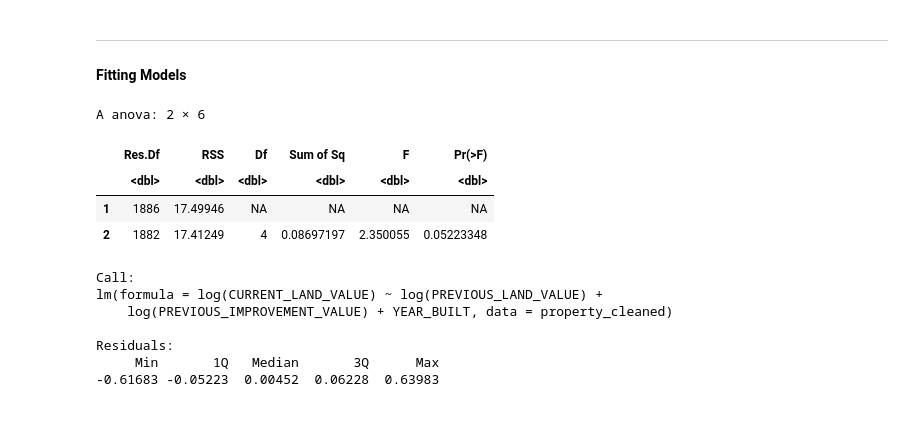
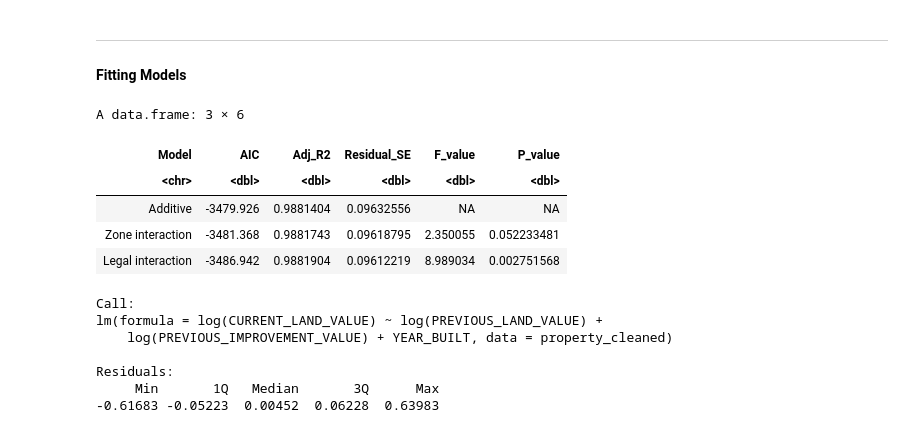
Before and after one commit to drrnaxl/STAT-306-Project, a Jupyter notebook: STAT_306_Final.ipynb, the cells around one changed output. Saved outputs shown, nothing was run; the diff lists cells and outputs as text; code cells hidden in the pictures.

Commit message:
Added ANOVA

```diff
--- a/STAT_306_Final.ipynb
+++ b/STAT_306_Final.ipynb
@@ -341,38 +341,65 @@ F-statistic: 1.973e+04 on 8 and 1886 DF,  p-value: < 2.2e-16
 # %%
 fit_add <- lm(
   log(CURRENT_LAND_VALUE) ~
     log(PREVIOUS_LAND_VALUE) +
     log(PREVIOUS_IMPROVEMENT_VALUE) +
     YEAR_BUILT +
     LEGAL_TYPE +
     ZONING_CLASSIFICATION,
   data = property_cleaned
 )
 
 fit_int_zone <- lm(
   log(CURRENT_LAND_VALUE) ~
     log(PREVIOUS_LAND_VALUE) * ZONING_CLASSIFICATION +
     log(PREVIOUS_IMPROVEMENT_VALUE) +
     YEAR_BUILT +
     LEGAL_TYPE,
   data = property_cleaned
 )
 
 fit_int_legal <- lm(
   log(CURRENT_LAND_VALUE) ~
     log(PREVIOUS_LAND_VALUE) * LEGAL_TYPE +
     log(PREVIOUS_IMPROVEMENT_VALUE) +
-    YEAR_BUILT
+    YEAR_BUILT +
+    ZONING_CLASSIFICATION,
   data = property_cleaned
 )
+anova_zone <- anova(fit_add, fit_int_zone)
+anova_legal <- anova(fit_add, fit_int_legal)
 
-anova(fit_add, fit_int_zone)
+data.frame(
+  Model = c("Additive", "Zone interaction", "Legal interaction"),
+  AIC = c(AIC(fit_add), AIC(fit_int_zone), AIC(fit_int_legal)),
+  Adj_R2 = c(
+    summary(fit_add)$adj.r.squared,
+    summary(fit_int_zone)$adj.r.squared,
+    summary(fit_int_legal)$adj.r.squared
+  ),
+  Residual_SE = c(
+    summary(fit_add)$sigma,
+    summary(fit_int_zone)$sigma,
+    summary(fit_int_legal)$sigma
+  ),
+   F_value = c(
+    NA,
+    anova_zone$F[2],
+    anova_legal$F[2]
+  ),
+  P_value = c(
+    NA,
+    anova_zone$`Pr(>F)`[2],
+    anova_legal$`Pr(>F)`[2]
+  )
+)
 # %% [output]
-A anova: 2 × 6
+A data.frame: 3 × 6
-|  | Res.Df | RSS | Df | Sum of Sq | F | Pr(>F) |
-|  | <dbl> | <dbl> | <dbl> | <dbl> | <dbl> | <dbl> |
-| 1 | 1886 | 17.49946 | NA | NA | NA | NA |
-| 2 | 1882 | 17.41249 | 4 | 0.08697197 | 2.350055 | 0.05223348 |
+| Model | AIC | Adj_R2 | Residual_SE | F_value | P_value |
+| <chr> | <dbl> | <dbl> | <dbl> | <dbl> | <dbl> |
+| Additive | -3479.926 | 0.9881404 | 0.09632556 | NA | NA |
+| Zone interaction | -3481.368 | 0.9881743 | 0.09618795 | 2.350055 | 0.052233481 |
+| Legal interaction | -3486.942 | 0.9881904 | 0.09612219 | 8.989034 | 0.002751568 |
 # %%
 summary(fit)
 tidy(vif(fit)) %>% rename(Predictor = names, VIF = x)
```
